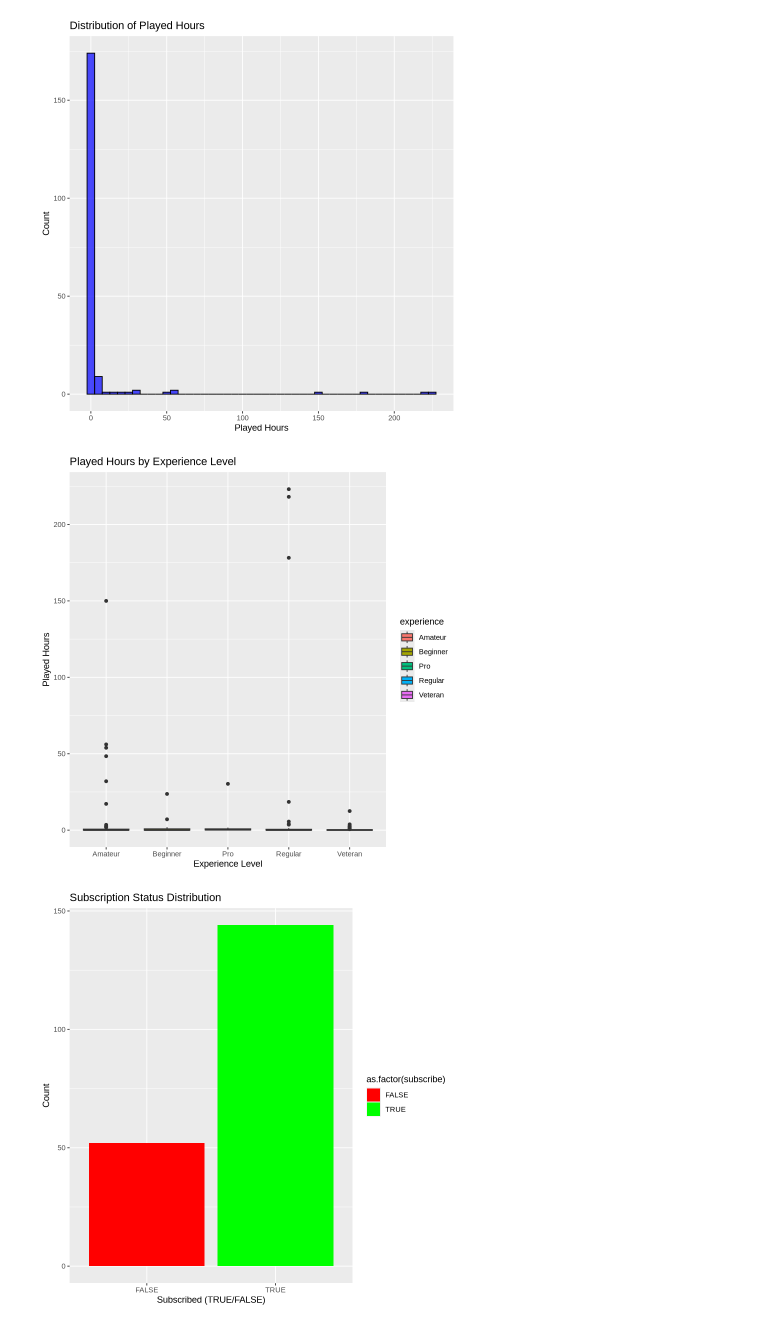
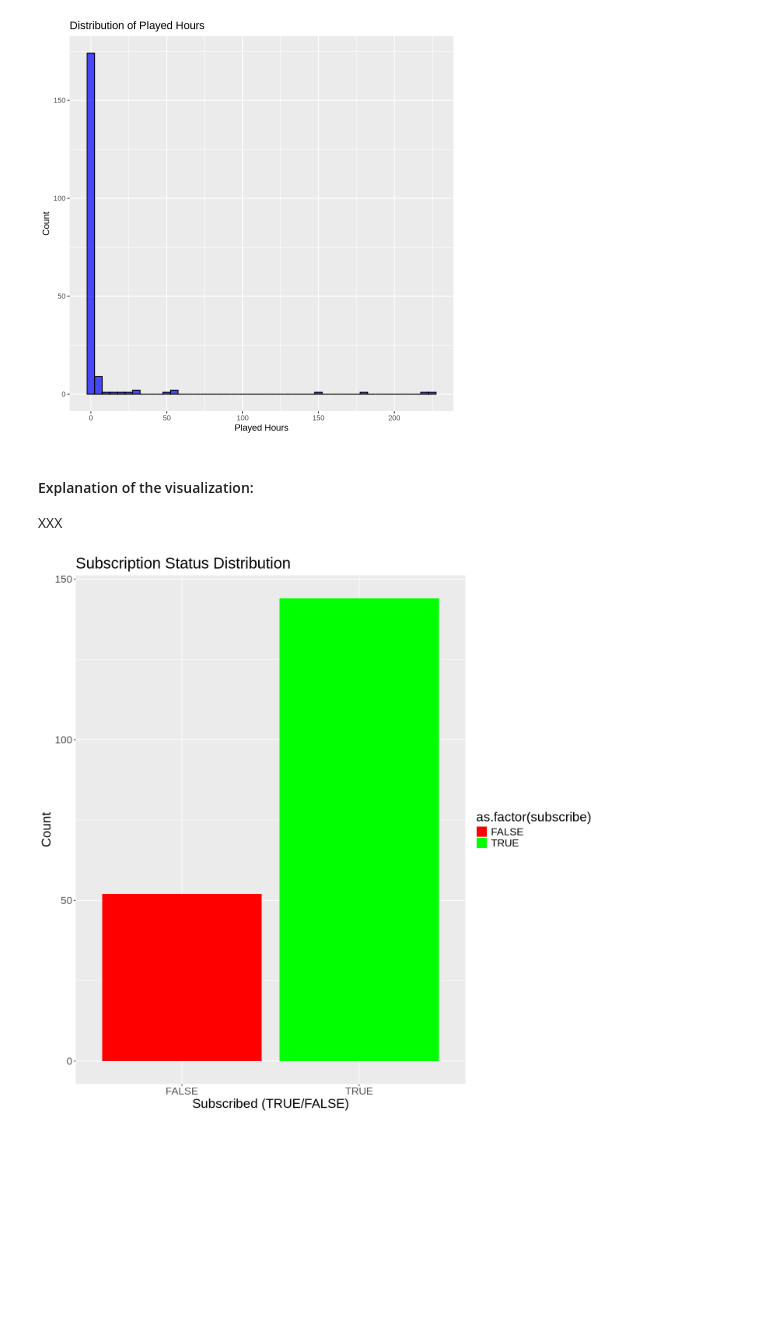
Before and after one commit to Loolin06/dsci-05-27, a Jupyter notebook: ProjectReport.ipynb, the cells around one changed output. Saved outputs shown, nothing was run; the diff lists cells and outputs as text; code cells hidden in the pictures; blank space fills up the shorter version.

```diff
--- a/ProjectReport.ipynb
+++ b/ProjectReport.ipynb
@@ -90,15 +75,13 @@ ggplot(players, aes(x = played_hours)) +
 # %% [output]
 [figure]
-# %%
-ggplot(players, aes(x = experience, y = played_hours, fill = experience)) +
-  geom_boxplot() +
-  labs(title = "Played Hours by Experience Level", x = "Experience Level", y = "Played Hours")
-# %% [output]
-[figure, removed]
+# %% [markdown]
+#### Explanation of the visualization:
+XXX
 # %%
 ggplot(players, aes(x = as.factor(subscribe), fill = as.factor(subscribe))) +
   geom_bar() +
   labs(title = "Subscription Status Distribution", x = "Subscribed (TRUE/FALSE)", y = "Count") +
-  scale_fill_manual(values = c("red", "green"))
+  scale_fill_manual(values = c("red", "green")) +
+  theme(text = element_text(size=20))
 # %% [output]
-[figure, old version]
+[figure, new version]
```
Also changed, not shown: parts of 24 cells of this notebook.
